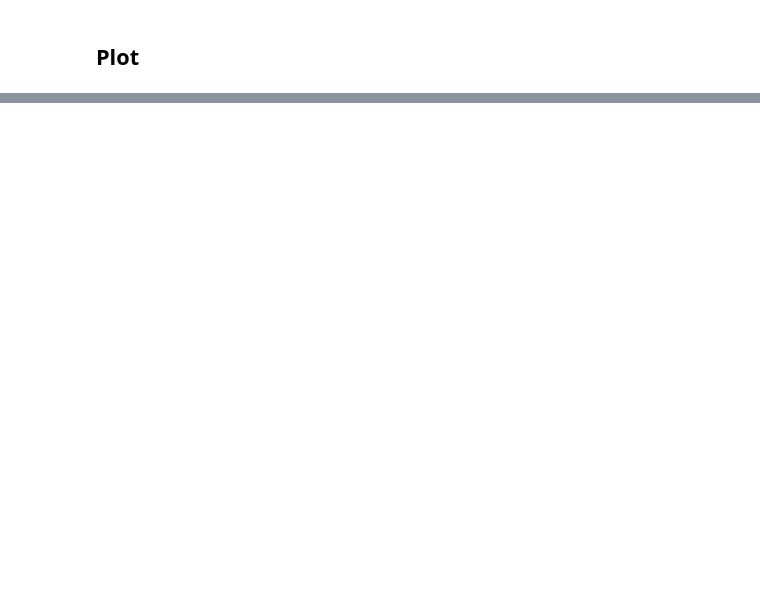
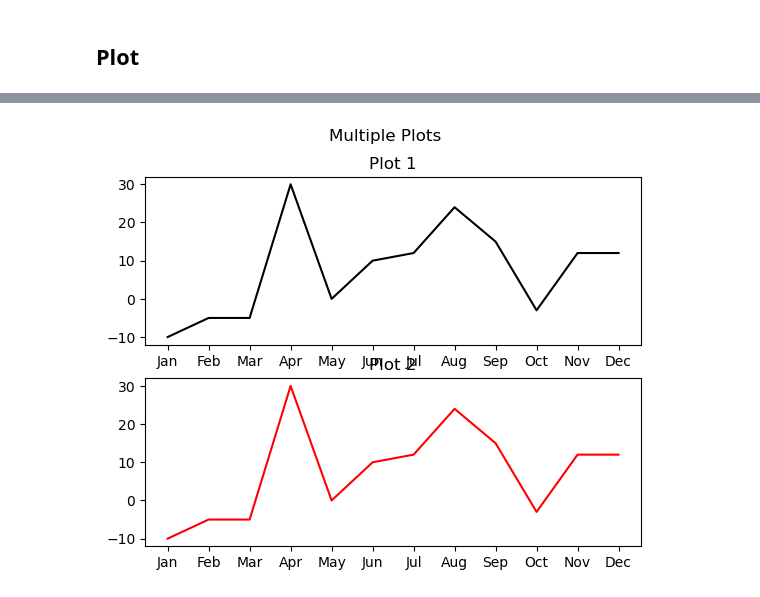
Before and after one commit to RomeoSilvestri/Book, a Jupyter notebook: _build/jupyter_execute/chapters/1.4 python-matplotlib.ipynb, the cells around one changed output, grey strips where cells are left out. Saved outputs shown, nothing was run; the diff lists cells and outputs as text; code cells hidden in the pictures; blank space fills up the shorter version.

```diff
--- a/_build/jupyter_execute/chapters/1.4 python-matplotlib.ipynb
+++ b/_build/jupyter_execute/chapters/1.4 python-matplotlib.ipynb
@@ -46,0 +66,13 @@ plt.plot function
+# %%
+plt.subplot(2, 1, 1)
+plt.plot(xpoints, ypoints, color = 'black')
+plt.title('Plot 1')
+
+plt.subplot(2, 1, 2)
+plt.plot(xpoints, ypoints, color = 'red')
+plt.title('Plot 2')
+
+plt.suptitle('Multiple Plots')
+plt.show()
+# %% [output]
+[figure, added]
```
Also changed, not shown: parts of 18 cells of this notebook, 33 other files.
